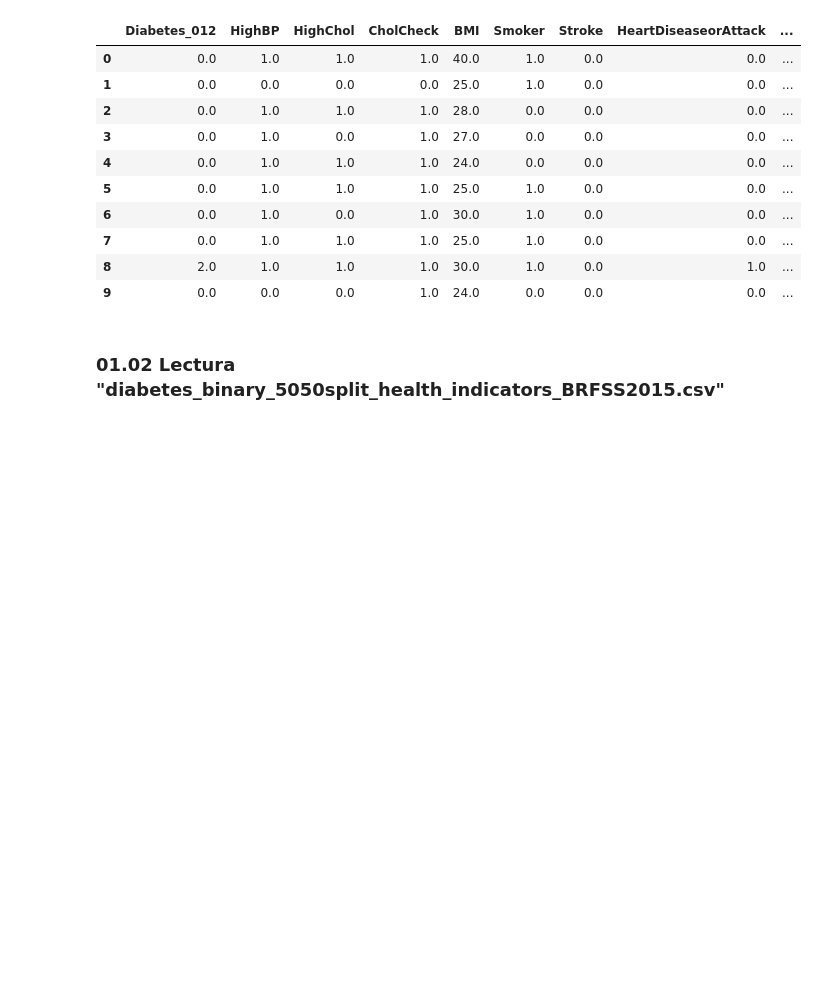
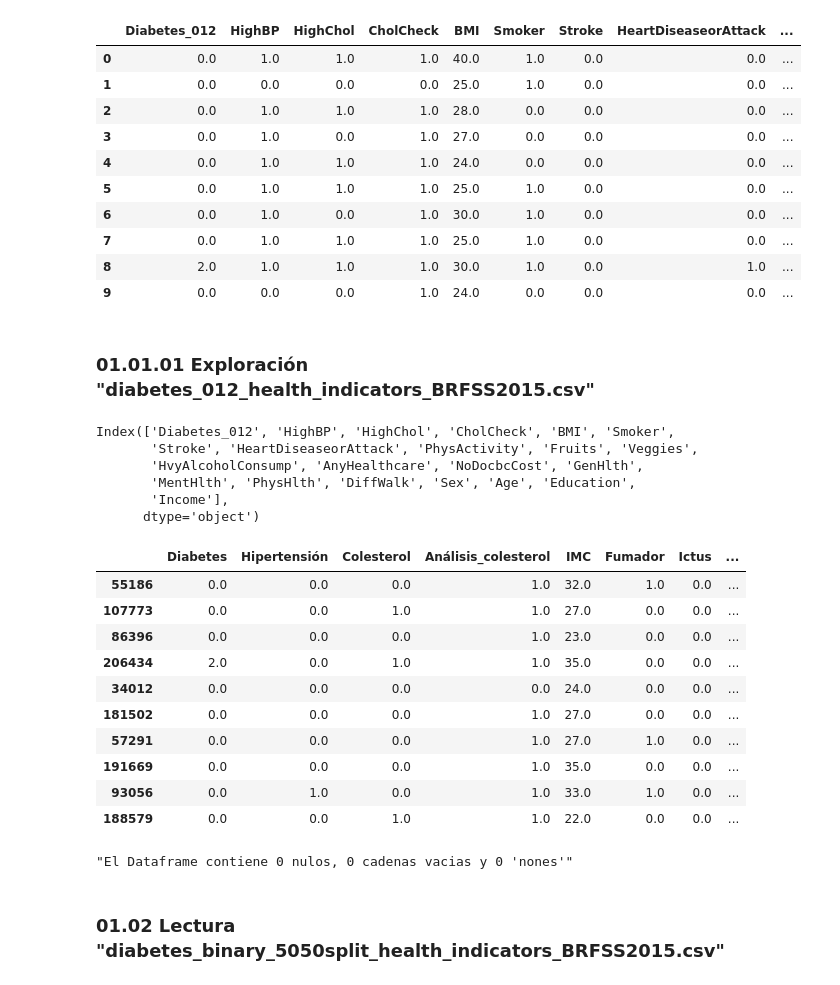
Before and after one commit to alexia-gm/Diabetes, a Jupyter notebook: prediccion_diabetes.ipynb, the cells around one changed output. Saved outputs shown, nothing was run; the diff lists cells and outputs as text; code cells hidden in the pictures; blank space fills up the shorter version.

```diff
--- a/prediccion_diabetes.ipynb
+++ b/prediccion_diabetes.ipynb
@@ -90,6 +91,63 @@ df_1.head(10)
 | 7 | 0.0 | 1.0 | 1.0 | 1.0 | 25.0 | 1.0 | 0.0 | 0.0 | ... |
 | 8 | 2.0 | 1.0 | 1.0 | 1.0 | 30.0 | 1.0 | 0.0 | 1.0 | ... |
 | 9 | 0.0 | 0.0 | 0.0 | 1.0 | 24.0 | 0.0 | 0.0 | 0.0 | ... |
+# %% [markdown]
+### 01.01.01 Exploración "diabetes_012_health_indicators_BRFSS2015.csv"
+# %%
+indicadores_df_1 = df_1.copy()
+indicadores_df_1.columns
+# %% [output]
+Index(['Diabetes_012', 'HighBP', 'HighChol', 'CholCheck', 'BMI', 'Smoker',
+       'Stroke', 'HeartDiseaseorAttack', 'PhysActivity', 'Fruits', 'Veggies',
+       'HvyAlcoholConsump', 'AnyHealthcare', 'NoDocbcCost', 'GenHlth',
+       'MentHlth', 'PhysHlth', 'DiffWalk', 'Sex', 'Age', 'Education',
+       'Income'],
+      dtype='object')
+# %%
+columnas_indicadores_1 = {
+    'Diabetes_012': 'Diabetes',
+    'HighBP': 'Hipertensión',
+    'HighChol': 'Colesterol',
+    'CholCheck': 'Análisis_colesterol',
+    'BMI': 'IMC',
+    'Smoker': 'Fumador',
+    'Stroke': 'Ictus',
+    'HeartDiseaseorAttack': 'Enfermedad_Cardiaca_Infarto',
+    'PhysActivity': 'Actividad_física',
+    'Fruits': 'Frutas',
+    'Veggies': 'Verduras',
+    'HvyAlcoholConsump': 'Consumo_alto_alcohol',
+    'AnyHealthcare': 'Cuidado_médico',
+    'NoDocbcCost': 'Motivos_económicos ',
+    'GenHlth': 'Salud_general',
+    'MentHlth': 'Salud_mental',
+    'PhysHlth': 'Salud_física',
+    'DiffWalk': 'Dificultad_caminar',
+    'Sex': 'Sexo',
+    'Age': 'Edad',
+    'Education': 'Educación',
+    'Income': 'Ingresos'
+}
+
+indicadores_df_1.rename(columns = columnas_indicadores_1, inplace = True)
+
+indicadores_df_1.sample(10)
+# %% [output]
+|  | Diabetes | Hipertensión | Colesterol | Análisis_colesterol | IMC | Fumador | Ictus | ... |
+| 55186 | 0.0 | 0.0 | 0.0 | 1.0 | 32.0 | 1.0 | 0.0 | ... |
+| 107773 | 0.0 | 0.0 | 1.0 | 1.0 | 27.0 | 0.0 | 0.0 | ... |
+| 86396 | 0.0 | 0.0 | 0.0 | 1.0 | 23.0 | 0.0 | 0.0 | ... |
+| 206434 | 2.0 | 0.0 | 1.0 | 1.0 | 35.0 | 0.0 | 0.0 | ... |
+| 34012 | 0.0 | 0.0 | 0.0 | 0.0 | 24.0 | 0.0 | 0.0 | ... |
+| 181502 | 0.0 | 0.0 | 0.0 | 1.0 | 27.0 | 0.0 | 0.0 | ... |
+| 57291 | 0.0 | 0.0 | 0.0 | 1.0 | 27.0 | 1.0 | 0.0 | ... |
+| 191669 | 0.0 | 0.0 | 0.0 | 1.0 | 35.0 | 0.0 | 0.0 | ... |
+| 93056 | 0.0 | 1.0 | 0.0 | 1.0 | 33.0 | 1.0 | 0.0 | ... |
+| 188579 | 0.0 | 0.0 | 1.0 | 1.0 | 22.0 | 0.0 | 0.0 | ... |
+# %%
+informar_dfs(indicadores_df_1)
+# %% [output]
+"El Dataframe contiene 0 nulos, 0 cadenas vacias y 0 'nones'"
 # %% [markdown]
 ### 01.02 Lectura "diabetes_binary_5050split_health_indicators_BRFSS2015.csv"
 # %%
```
Also changed, not shown: parts of 9 cells of this notebook, 3 other files.
